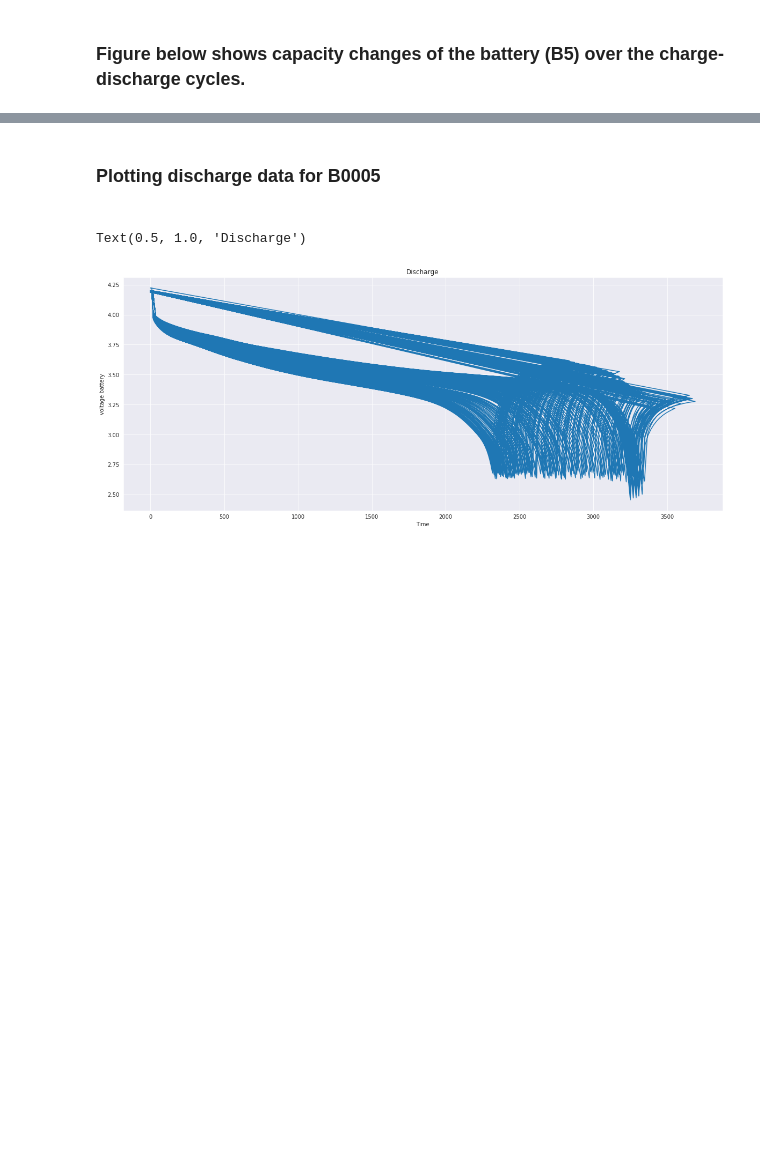
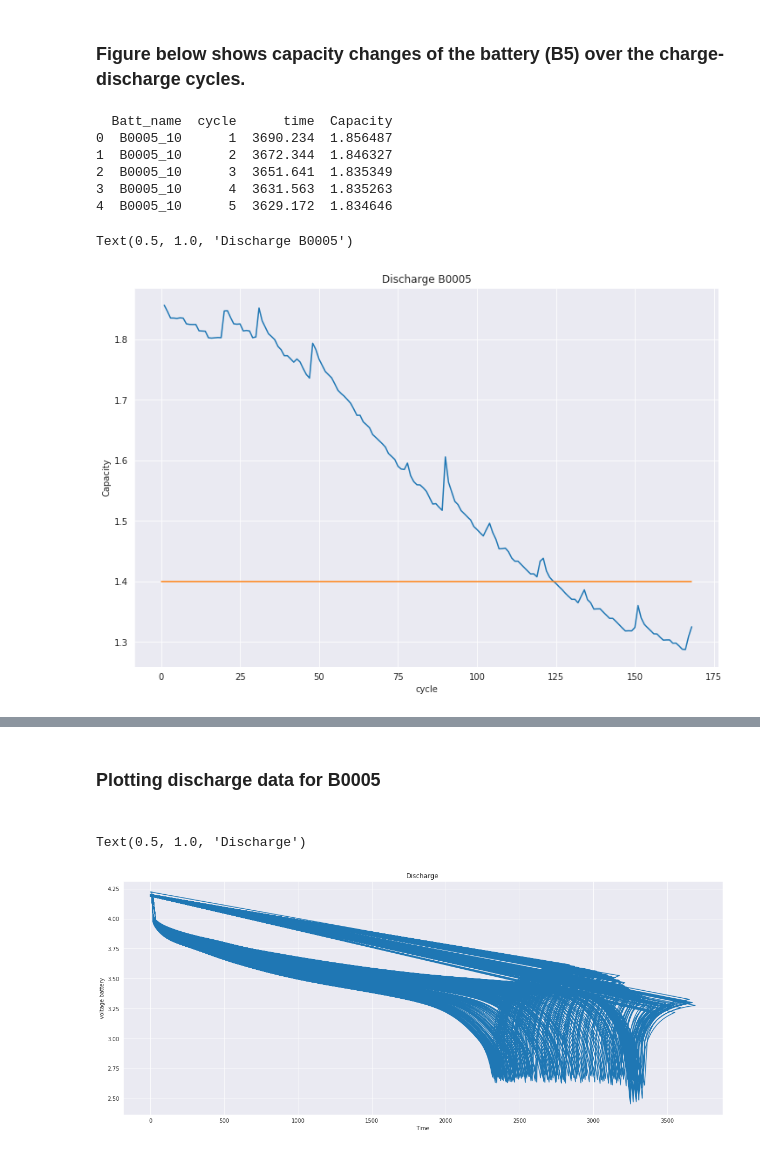
Before and after one commit to Kalrfou/CapstoneProject, a Jupyter notebook: Analysis_B0005.ipynb, the cells around one changed output, grey strips where cells are left out. Drawn from its saved outputs; the diff is of its cells as text; code cells hidden in the pictures; blank space fills up the shorter version.

```diff
--- a/Analysis_B0005.ipynb
+++ b/Analysis_B0005.ipynb
@@ -88,2 +118,35 @@ discharge[featurs].std().plot(kind='bar', figsize=(8,6), title="Features Standar
 # %% [markdown]
 <h3> Figure below shows capacity changes of the battery (B5) over the charge-discharge cycles.</h3>
+# %%
+attrib=['Batt_name','cycle','time','Capacity']
+dis_ele=dis[attrib]
+print(dis_ele.head())
+# get ordered list features correlation with regression label ttf
+#dis_ele[attrib].std().plot(kind='bar', figsize=(8,6), title="Features Standard Deviation")
+
+#dis_ele[attrib].corrwith(dis_ele.Capacity).sort_values(ascending=False)
+# %% [output]
+  Batt_name  cycle      time  Capacity
+0  B0005_10      1  3690.234  1.856487
+1  B0005_10      2  3672.344  1.846327
+2  B0005_10      3  3651.641  1.835349
+3  B0005_10      4  3631.563  1.835263
+4  B0005_10      5  3629.172  1.834646
+# %%
+%matplotlib inline
+import matplotlib.pyplot as plt
+import seaborn as sns
+plot_df = dis.loc[(dis['cycle']>=1),['cycle','Capacity']]
+sns.set_style("darkgrid")
+plt.figure(figsize=(12, 8))
+plt.plot(plot_df['cycle'], plot_df['Capacity'])
+#Draw threshold
+plt.plot([0.,len(dis)], [1.4, 1.4])
+plt.ylabel('Capacity')
+# make x-axis ticks legible
+adf = plt.gca().get_xaxis().get_major_formatter()
+plt.xlabel('cycle')
+plt.title('Discharge B0005')
+# %% [output]
+Text(0.5, 1.0, 'Discharge B0005')
+[figure, added]
```
Also changed, not shown: parts of 17 cells of this notebook.
